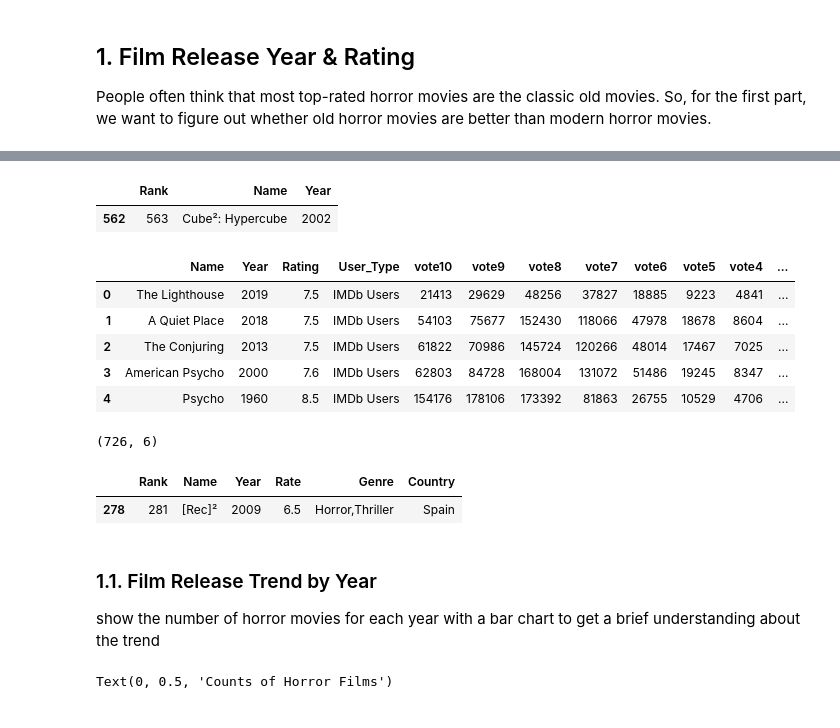
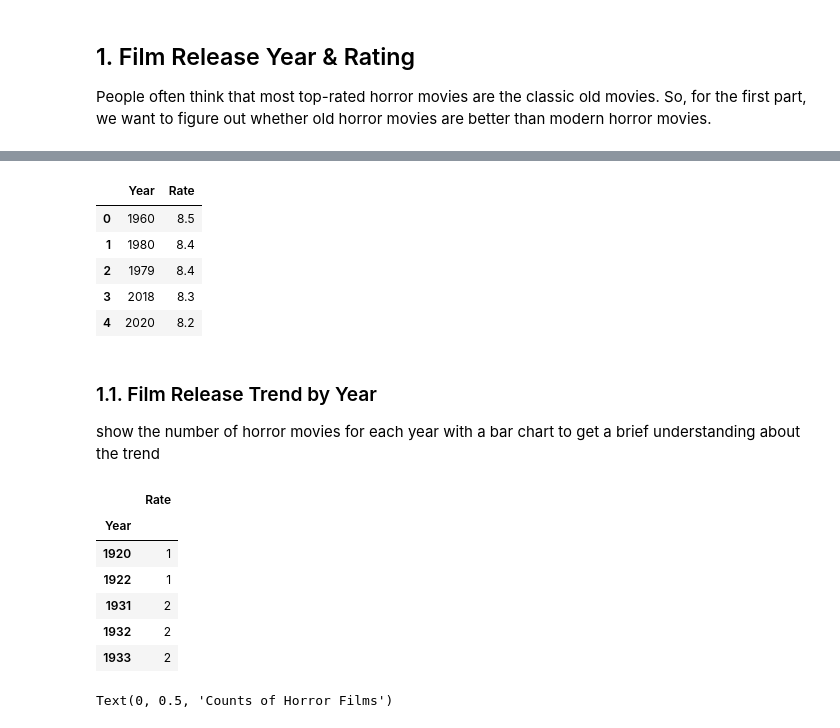
Before and after one commit to tl3472/GA4003-HorrorFilms, a Jupyter notebook: Horror Film Report.ipynb, the cells around one changed output, grey strips where cells are left out. Drawn from its saved outputs; the diff is of its cells as text; code cells hidden in the pictures.

```diff
--- a/Horror Film Report.ipynb
+++ b/Horror Film Report.ipynb
@@ -58,29 +42,25 @@ Length: 729, dtype: int64
-# %%
-ranking.query("Rank == 563")
-# %% [output]
-|  | Rank | Name | Year |
-| 562 | 563 | Cube²: Hypercube | 2002 |
-# %%
-allrate = pd.read_csv("/Users/Annie/Documents/GitHub/horror_film/allrate.csv")
-allrate.head()
-# %% [output]
-|  | Name | Year | Rating | User_Type | vote10 | vote9 | vote8 | vote7 | vote6 | vote5 | vote4 | ... |
-| 0 | The Lighthouse | 2019 | 7.5 | IMDb Users | 21413 | 29629 | 48256 | 37827 | 18885 | 9223 | 4841 | ... |
-| 1 | A Quiet Place | 2018 | 7.5 | IMDb Users | 54103 | 75677 | 152430 | 118066 | 47978 | 18678 | 8604 | ... |
-| 2 | The Conjuring | 2013 | 7.5 | IMDb Users | 61822 | 70986 | 145724 | 120266 | 48014 | 17467 | 7025 | ... |
-| 3 | American Psycho | 2000 | 7.6 | IMDb Users | 62803 | 84728 | 168004 | 131072 | 51486 | 19245 | 8347 | ... |
-| 4 | Psycho | 1960 | 8.5 | IMDb Users | 154176 | 178106 | 173392 | 81863 | 26755 | 10529 | 4706 | ... |
 # %%
-main_rank = pd.merge(ranking, mainpage, on = ["Name", "Year"])
-main_rank.shape
+df = pd.merge(ranking, mainpage, on = ["Name", "Year"])[["Year", "Rate"]]
+df.head()
 # %% [output]
-(726, 6)
+|  | Year | Rate |
+| 0 | 1960 | 8.5 |
+| 1 | 1980 | 8.4 |
+| 2 | 1979 | 8.4 |
+| 3 | 2018 | 8.3 |
+| 4 | 2020 | 8.2 |
-# %%
-main_rank.query("Rank == 281")
-# %% [output]
-|  | Rank | Name | Year | Rate | Genre | Country |
-| 278 | 281 | [Rec]² | 2009 | 6.5 | Horror,Thriller | Spain |
 # %% [markdown]
 ### 1.1. Film Release Trend by Year
 show the number of horror movies for each year with a bar chart to get a brief understanding about the trend
+# %%
+df_gb = df.groupby(['Year']).count()
+df_gb.head()
+# %% [output]
+|  | Rate |
+| Year |  |
+| 1920 | 1 |
+| 1922 | 1 |
+| 1931 | 2 |
+| 1932 | 2 |
+| 1933 | 2 |
 # %%
```
Also changed, not shown: parts of 43 cells of this notebook.
